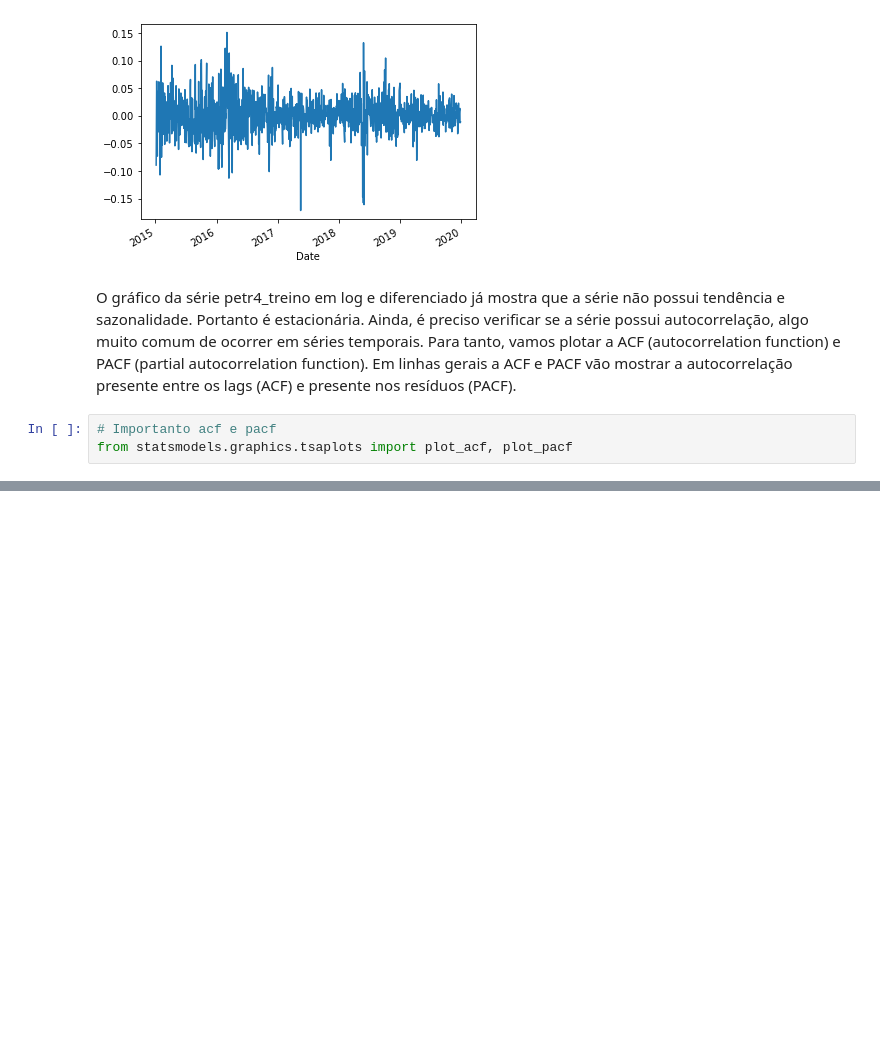
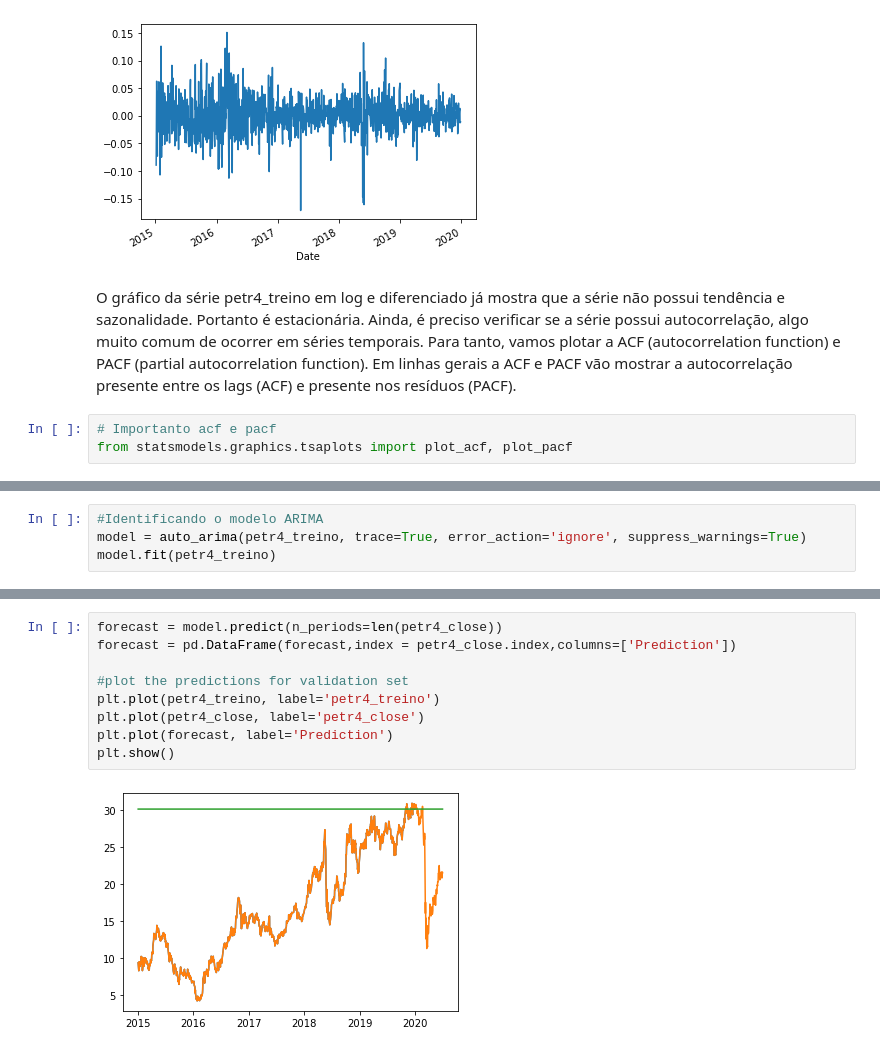
Before and after one commit to luanavsr/awari-projeto, a Jupyter notebook: TimeSeriesArima.ipynb, the cells around one changed output, grey strips where cells are left out. Cells and saved outputs as stored; diff of their text form; blank space fills up the shorter version.

```diff
--- a/TimeSeriesArima.ipynb
+++ b/TimeSeriesArima.ipynb
@@ -216,0 +231,4 @@ plt.show()
+# %%
+#Identificando o modelo ARIMA
+model = auto_arima(petr4_treino, trace=True, error_action='ignore', suppress_warnings=True)
+model.fit(petr4_treino)
@@ -216,0 +255,11 @@ plt.show()
+# %%
+forecast = model.predict(n_periods=len(petr4_close))
+forecast = pd.DataFrame(forecast,index = petr4_close.index,columns=['Prediction'])
+
+#plot the predictions for validation set
+plt.plot(petr4_treino, label='petr4_treino')
+plt.plot(petr4_close, label='petr4_close')
+plt.plot(forecast, label='Prediction')
+plt.show()
+# %% [output]
+[figure, added]
```
Also changed, not shown: parts of 11 cells of this notebook.
